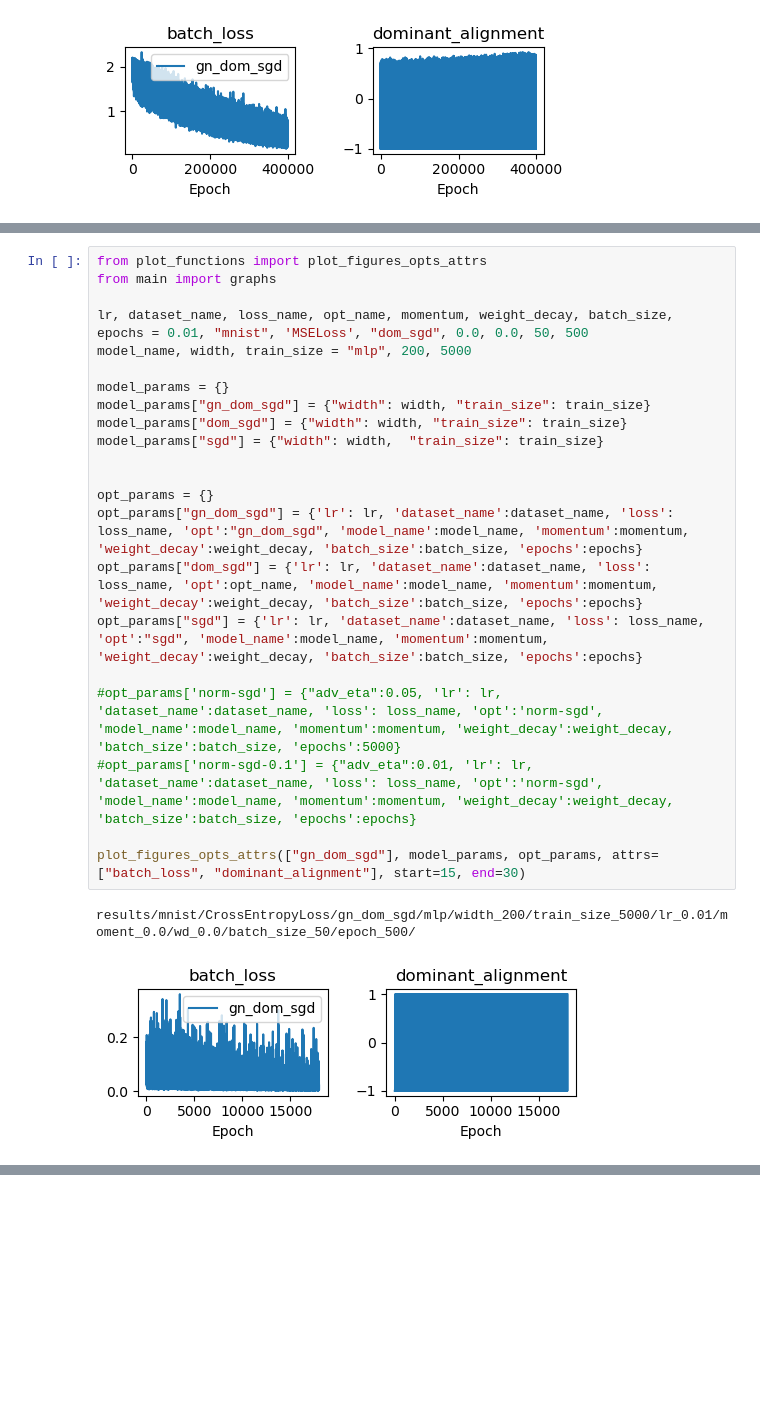
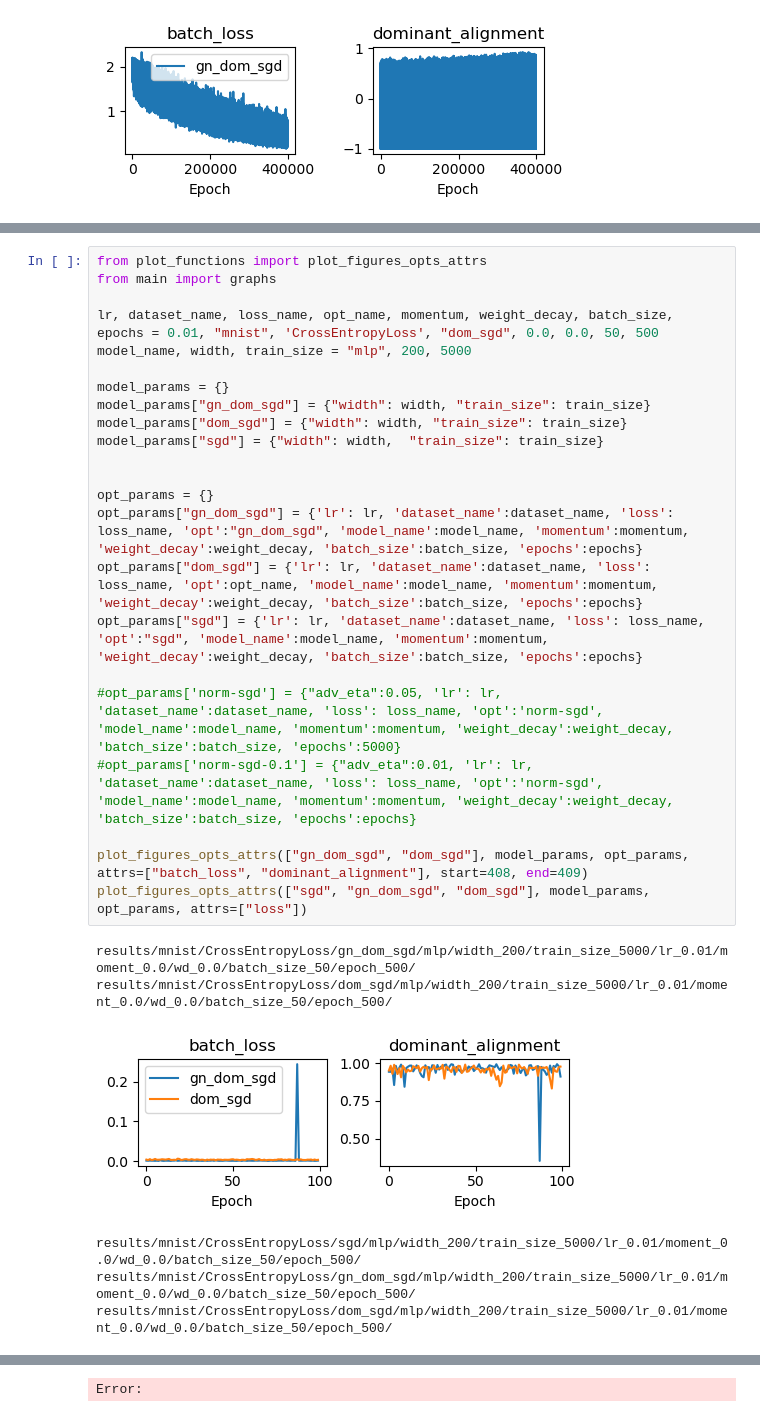
Before and after one commit to lucmonl/mlopt, a Jupyter notebook: notebook/sgd_geometry.ipynb, the cells around one changed output, grey strips where cells are left out. Cells and saved outputs as stored; diff of their text form; blank space fills up the shorter version.

```diff
--- a/notebook/sgd_geometry.ipynb
+++ b/notebook/sgd_geometry.ipynb
@@ -61,25 +63,30 @@ results/cifar/CrossEntropyLoss/gn_dom_sgd/mlp/width_200/train_size_5000/lr_0.001
 # %%
 from plot_functions import plot_figures_opts_attrs
 from main import graphs
 
-lr, dataset_name, loss_name, opt_name, momentum, weight_decay, batch_size, epochs = 0.01, "mnist", 'MSELoss', "dom_sgd", 0.0, 0.0, 50, 500
+lr, dataset_name, loss_name, opt_name, momentum, weight_decay, batch_size, epochs = 0.01, "mnist", 'CrossEntropyLoss', "dom_sgd", 0.0, 0.0, 50, 500
 model_name, width, train_size = "mlp", 200, 5000
 
 model_params = {}
 model_params["gn_dom_sgd"] = {"width": width, "train_size": train_size}
 model_params["dom_sgd"] = {"width": width, "train_size": train_size}
 model_params["sgd"] = {"width": width,  "train_size": train_size}
 
 
 opt_params = {}
 opt_params["gn_dom_sgd"] = {'lr': lr, 'dataset_name':dataset_name, 'loss': loss_name, 'opt':"gn_dom_sgd", 'model_name':model_name, 'momentum':momentum, 'weight_decay':weight_decay, 'batch_size':batch_size, 'epochs':epochs}
 opt_params["dom_sgd"] = {'lr': lr, 'dataset_name':dataset_name, 'loss': loss_name, 'opt':opt_name, 'model_name':model_name, 'momentum':momentum, 'weight_decay':weight_decay, 'batch_size':batch_size, 'epochs':epochs}
 opt_params["sgd"] = {'lr': lr, 'dataset_name':dataset_name, 'loss': loss_name, 'opt':"sgd", 'model_name':model_name, 'momentum':momentum, 'weight_decay':weight_decay, 'batch_size':batch_size, 'epochs':epochs}
 
 #opt_params['norm-sgd'] = {"adv_eta":0.05, 'lr': lr, 'dataset_name':dataset_name, 'loss': loss_name, 'opt':'norm-sgd', 'model_name':model_name, 'momentum':momentum, 'weight_decay':weight_decay, 'batch_size':batch_size, 'epochs':5000}
 #opt_params['norm-sgd-0.1'] = {"adv_eta":0.01, 'lr': lr, 'dataset_name':dataset_name, 'loss': loss_name, 'opt':'norm-sgd', 'model_name':model_name, 'momentum':momentum, 'weight_decay':weight_decay, 'batch_size':batch_size, 'epochs':epochs}
 
-plot_figures_opts_attrs(["gn_dom_sgd"], model_params, opt_params, attrs=["batch_loss", "dominant_alignment"], start=15, end=30)
+plot_figures_opts_attrs(["gn_dom_sgd", "dom_sgd"], model_params, opt_params, attrs=["batch_loss", "dominant_alignment"], start=408, end=409)
+plot_figures_opts_attrs(["sgd", "gn_dom_sgd", "dom_sgd"], model_params, opt_params, attrs=["loss"])
 # %% [output]
 results/mnist/CrossEntropyLoss/gn_dom_sgd/mlp/width_200/train_size_5000/lr_0.01/moment_0.0/wd_0.0/batch_size_50/epoch_500/
+results/mnist/CrossEntropyLoss/dom_sgd/mlp/width_200/train_size_5000/lr_0.01/moment_0.0/wd_0.0/batch_size_50/epoch_500/
-[figure, old version]
+[figure, new version]
+results/mnist/CrossEntropyLoss/sgd/mlp/width_200/train_size_5000/lr_0.01/moment_0.0/wd_0.0/batch_size_50/epoch_500/
+results/mnist/CrossEntropyLoss/gn_dom_sgd/mlp/width_200/train_size_5000/lr_0.01/moment_0.0/wd_0.0/batch_size_50/epoch_500/
+results/mnist/CrossEntropyLoss/dom_sgd/mlp/width_200/train_size_5000/lr_0.01/moment_0.0/wd_0.0/batch_size_50/epoch_500/
@@ -85,0 +94 @@ results/mnist/CrossEntropyLoss/gn_dom_sgd/mlp/width_200/train_size_5000/lr_0.01/
+Error:
```
Also changed, not shown: parts of 4 cells of this notebook, 9 other files.
